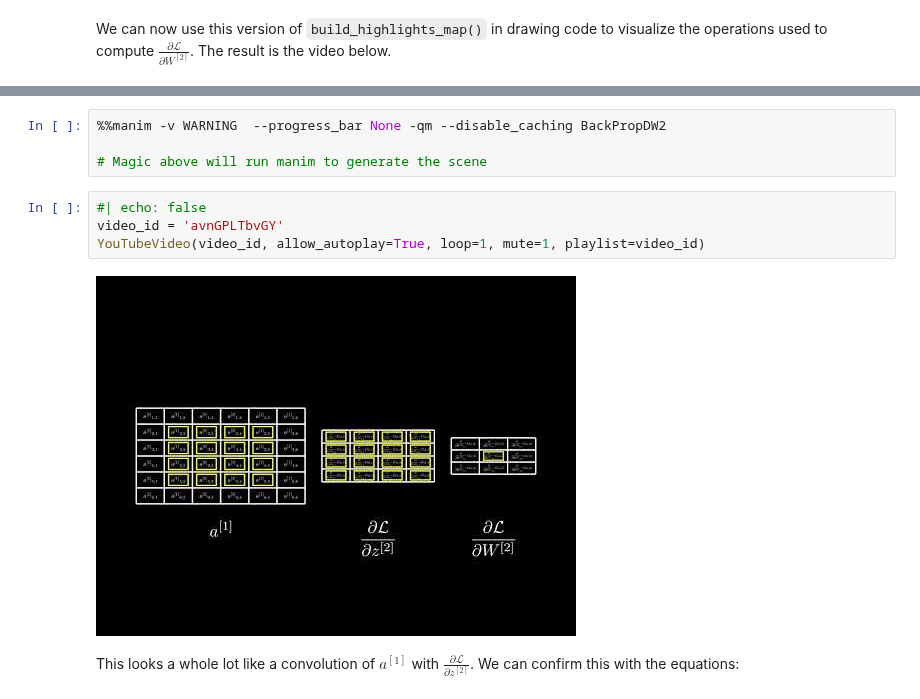
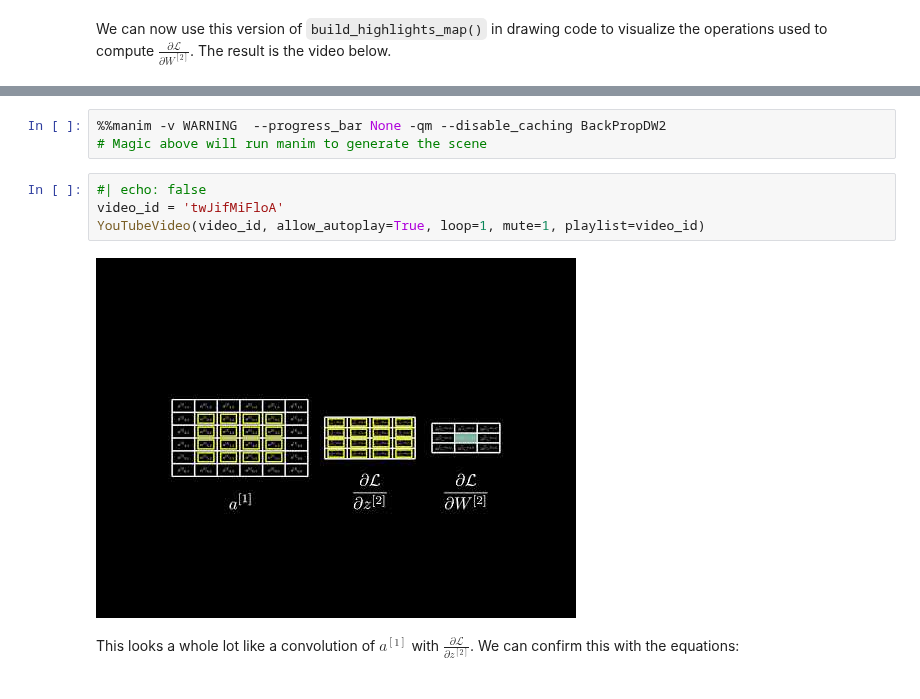
Before and after one commit to spather/sym-conv, a Jupyter notebook: notebooks/sym-conv.ipynb, the cells around one changed output, grey strips where cells are left out. Cells and saved outputs as stored; diff of their text form.

```diff
--- a/notebooks/sym-conv.ipynb
+++ b/notebooks/sym-conv.ipynb
@@ -1046,13 +808,12 @@ class BackPropDW2(Scene):
 # %%
 %%manim -v WARNING  --progress_bar None -qm --disable_caching BackPropDW2
-
 # Magic above will run manim to generate the scene
 # %%
 #| echo: false
-video_id = 'avnGPLTbvGY'
+video_id = 'twJifMiFloA'
 YouTubeVideo(video_id, allow_autoplay=True, loop=1, mute=1, playlist=video_id)
 # %% [output]
-[figure, old version]
+[figure, new version]
 # %% [markdown]
 This looks a whole lot like a convolution of $a^{[1]}$ with $\frac{\partial \mathcal{L}}{\partial z^{[2]}}$. We can confirm this with the equations:
 # %%
```
Also changed, not shown: parts of 38 cells of this notebook.
